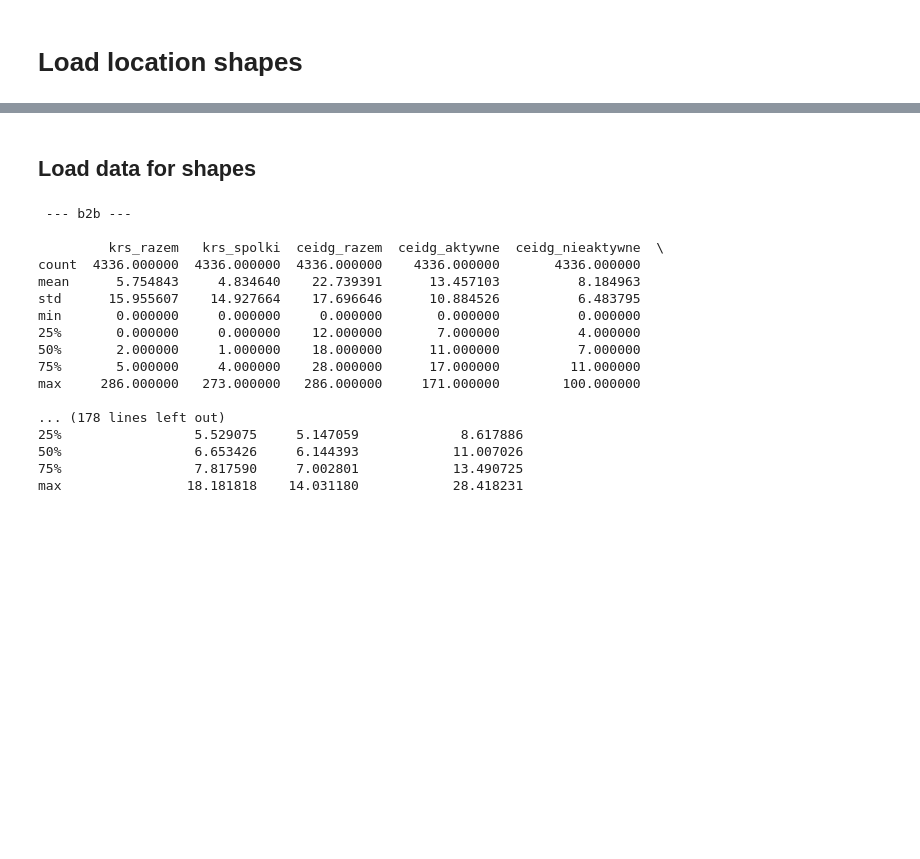
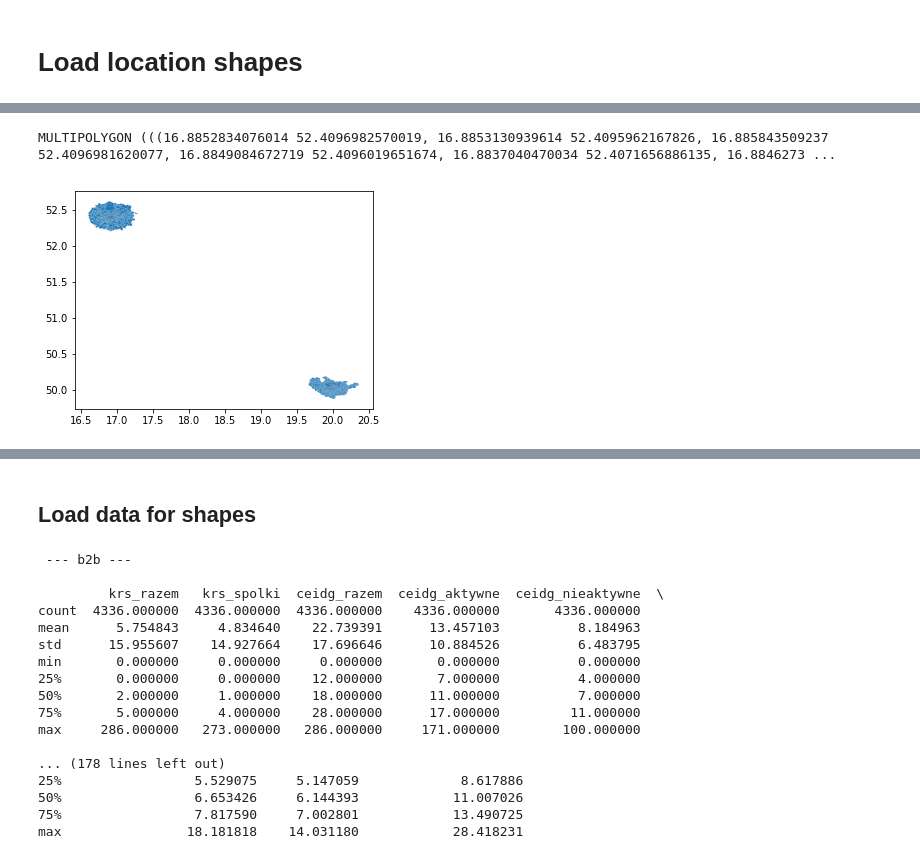
Before and after one commit to kowaalczyk/maraton-analizy-danych, a Jupyter notebook: src/Starter.ipynb, the cells around one changed output, grey strips where cells are left out. Saved outputs shown, nothing was run; the diff lists cells and outputs as text; code cells hidden in the pictures; blank space fills up the shorter version.

```diff
--- a/src/Starter.ipynb
+++ b/src/Starter.ipynb
@@ -14,0 +44,26 @@ gdf = gpd.GeoDataFrame.from_postgis(sql='SELECT * FROM locit_datasets.mwg14;', c
+# %%
+import re
+from shapely.geometry import Point, Polygon, MultiPolygon
+
+x = df['st_astext'].at[0]
+
+def float_pairs(x):
+    m = re.findall('\d+\.\d+', x)
+    fl = [float(f) for f in m]
+    i = 1
+    ans = []
+    for first, second in zip(fl, fl[1:]):
+        if i%2 == 0:
+            ans.append(Point(second, first))
+        i += 1
+    return ans
+
+poly = Polygon([[p.x, p.y] for p in float_pairs(x)])
+mp = MultiPolygon([poly])
+print(mp)
+
+def polygonize(x):
+    poly = Polygon([[p.x, p.y] for p in float_pairs(x)])
+    return MultiPolygon([poly])
+# %% [output]
+MULTIPOLYGON (((16.8852834076014 52.4096982570019, 16.8853130939614 52.4095962167826, 16.885843509237 52.4096981620077, 16.8849084672719 52.4096019651674, 16.8837040470034 52.4071656886135, 16.8846273 ...
@@ -15,3 +73,9 @@ gdf = gpd.GeoDataFrame.from_postgis(sql='SELECT * FROM locit_datasets.mwg14;', c
+# %%
+gdf = gpd.GeoDataFrame(df, crs=crs, geometry=geom_col)
+gdf.plot()
+plt.show()
+# %% [output]
+[figure, added]
 # %%
 df = pd.read_sql(sql=f'SELECT * FROM locit_datasets.mwg14_miejsc;', con=engine)
 df = df.rename(index=str, columns={"mwg14_2015": "mwg14"})
```
Also changed, not shown: parts of 17 cells of this notebook.
